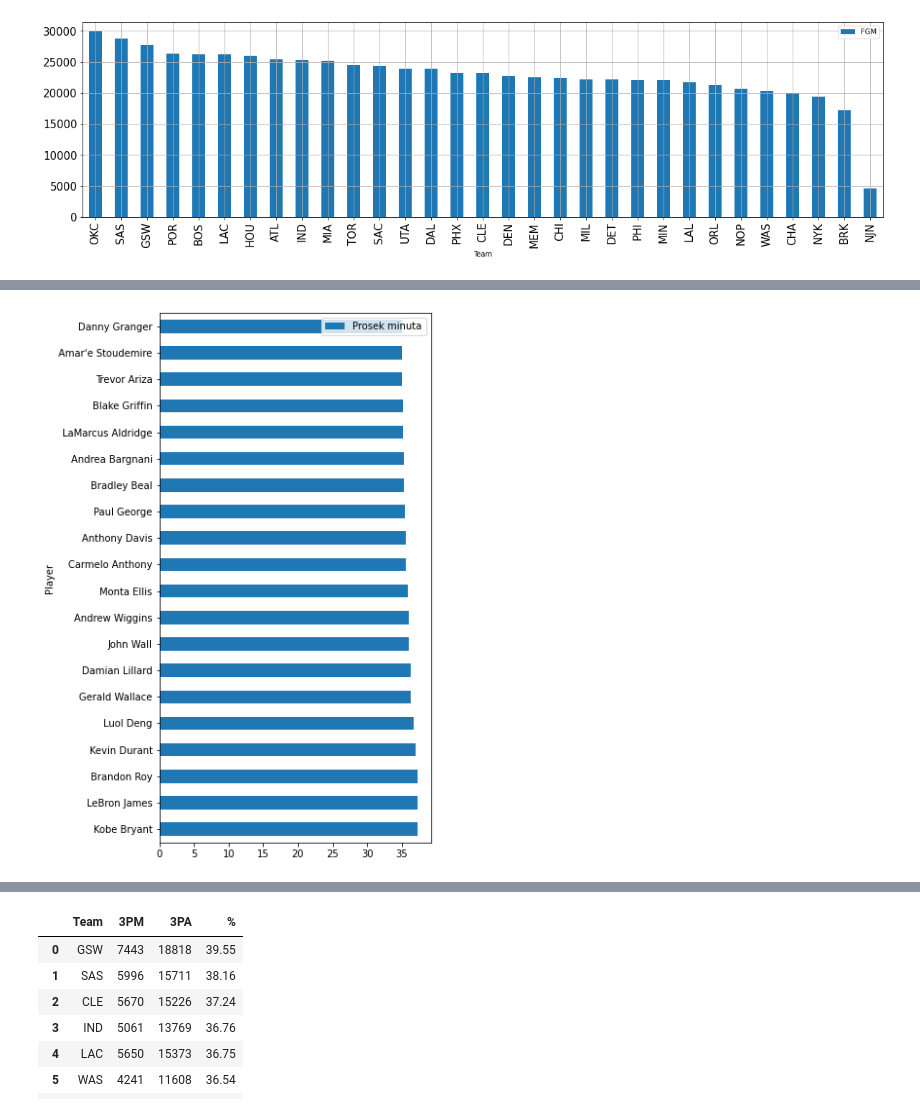
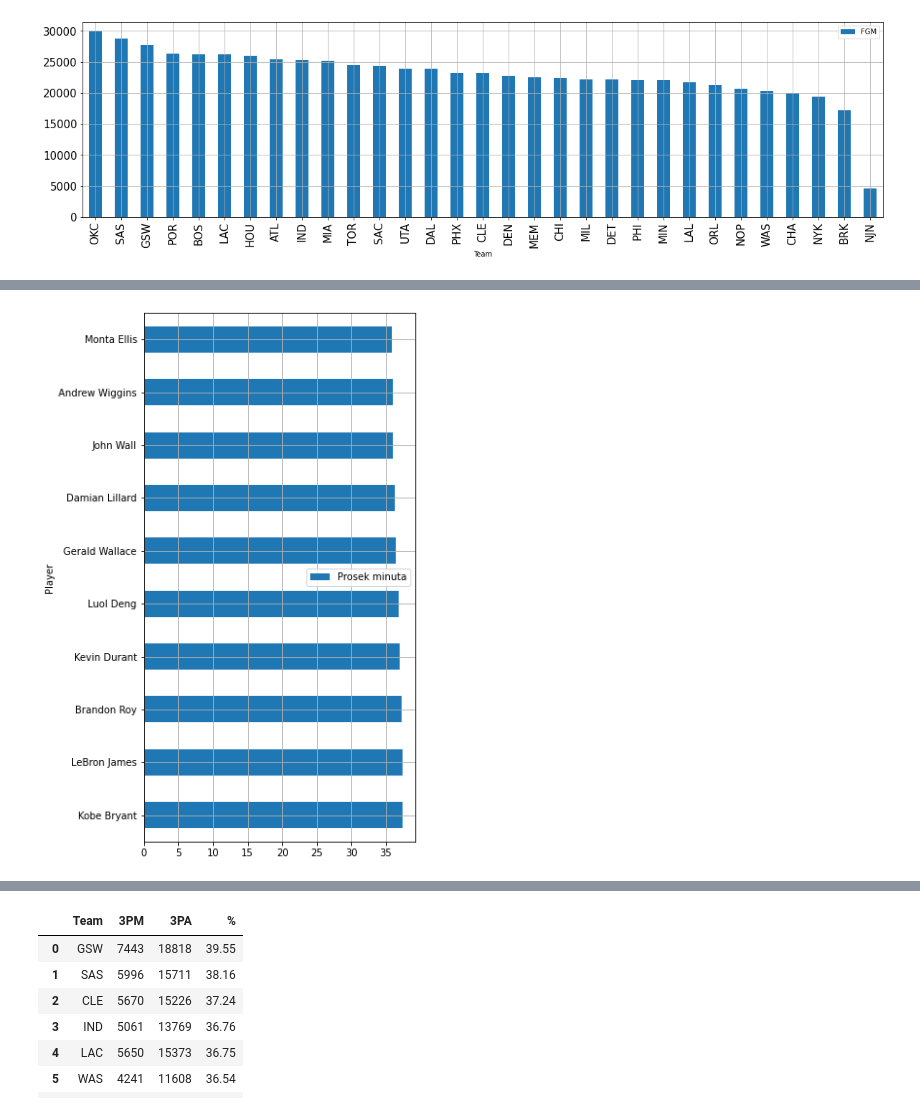
Before and after one commit to aleksperic/Basketball-player-stats, a Jupyter notebook: Basketball_player_stats.ipynb, the cells around one changed output, grey strips where cells are left out. Saved outputs shown, nothing was run; the diff lists cells and outputs as text; code cells hidden in the pictures.

```diff
--- a/Basketball_player_stats.ipynb
+++ b/Basketball_player_stats.ipynb
@@ -309,0 +305,16 @@ ukupno_minuta_utakmica
+# %%
+# Funkcija koja nam vraca DataFrame igraca, ukupno odigranih utakmica, ukupno odigranih minuta, i prosek minuta po utakmici
+# Ukoliko argument 'sezona' nije prosledjen, funkcija vraca rezultat za sve sezone
+# Ukoliko zelimo da vidimo po odredjenoj sezoni, prosledjujemo argument u formatu npr. '2012 - 2013'
+
+def minuti_utakmice_igraca(sezona=None):
+  if sezona is None:
+    nba_reg = df[(df['League'] == 'NBA') & (df['Stage'] == 'Regular_Season')]
+  else:
+    nba_reg = df[(df['League'] == 'NBA') & (df['Stage'] == 'Regular_Season') & (df['Season'] == sezona)]
+
+  nba_igraci = nba_reg.groupby(['Player'], as_index=False)
+  ukupno_minuta_utakmica = nba_igraci['GP', 'MIN'].sum().sort_values(by=['Player', 'GP', 'MIN']).reset_index(drop=True).set_index('Player')
+  ukupno_minuta_utakmica['Prosek minuta'] = round(ukupno_minuta_utakmica['MIN'] / ukupno_minuta_utakmica['GP'], 2)
+  ukupno_minuta_utakmica = ukupno_minuta_utakmica.sort_values('Prosek minuta', ascending=False)
+  return ukupno_minuta_utakmica
@@ -310,5 +339,6 @@ ukupno_minuta_utakmica
 # %%
-ukupno_minuta_utakmica.head(20).plot(y='Prosek minuta', kind='barh', figsize=(5, 10))
+minuti_utakmice_igraca().head(10).plot(y='Prosek minuta', kind='barh', figsize=(5, 10))
+plt.grid(True)
 plt.show()
 # %% [output]
-[figure, old version]
+[figure, new version]
```
Also changed, not shown: parts of 22 cells of this notebook.
